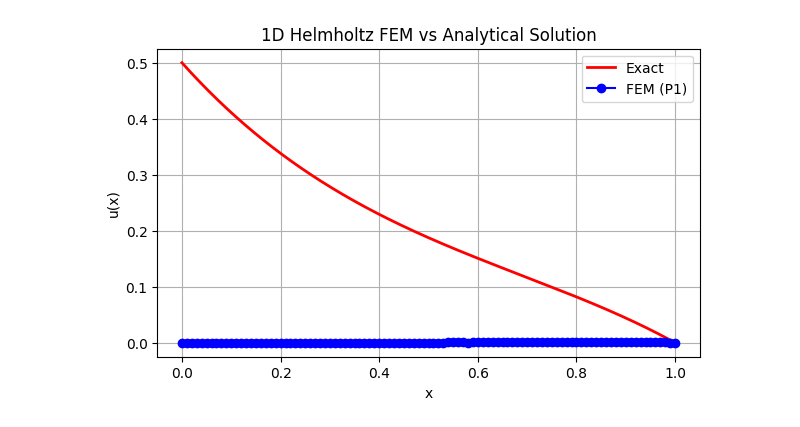
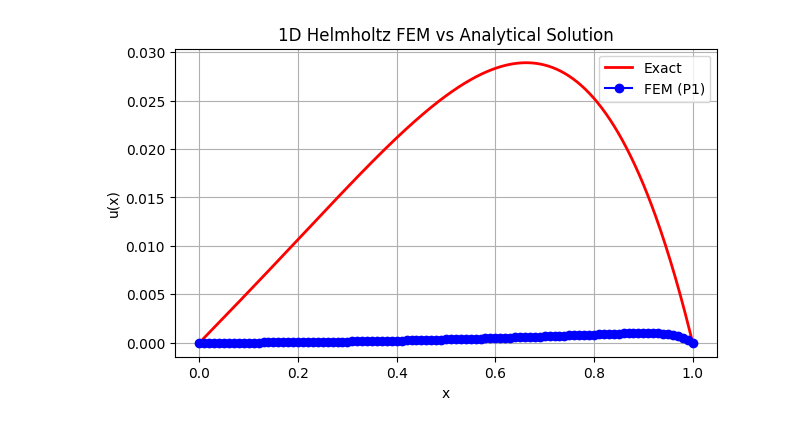
Before and after one commit to mohdkashifansari/Optimisation_and_Numerical_Analysis_Techniques, a Jupyter notebook: Parabolic_Eqs/FEM_2.ipynb, the cells around one changed output. Saved outputs shown, nothing was run; the diff lists cells and outputs as text; code cells hidden in the pictures.

```diff
--- a/Parabolic_Eqs/FEM_2.ipynb
+++ b/Parabolic_Eqs/FEM_2.ipynb
@@ -3,99 +3,91 @@ import numpy as np
 import matplotlib.pyplot as plt
 from scipy.sparse import lil_matrix
 from scipy.sparse.linalg import spsolve
-from numpy.linalg import solve
 
-# -----------------------------
+# --------------------------------------------------
 # Problem parameters
-# -----------------------------
-n = 100                  # number of elements
+# --------------------------------------------------
+n = 100          # number of elements
 omega = 2.0
 a, b = 0.0, 1.0
 
-# FEM mesh
-nodes = np.linspace(a, b, n+1)
+nodes = np.linspace(a, b, n + 1)
 h = nodes[1] - nodes[0]
 
-# Fine quadrature grid (IMPORTANT)
-quad_x = np.linspace(a, b, 3001)
+# fine quadrature grid (global, but FEM-consistent)
+quad_x = np.linspace(a, b, 4001)
 
-# -----------------------------
+# --------------------------------------------------
 # Analytical solution
-# -----------------------------
+# --------------------------------------------------
 def u_exact(x, omega):
-    denom = np.sinh(omega)
-
-    C = (1/omega**2 + 2/omega**4) / denom
-
+    A = -2.0 / omega**4
+    B = ((2.0 / omega**4) * (np.cosh(omega) - 1.0) - 1.0 / omega**2) / np.sinh(omega)
     return (
-        C * (np.sinh(omega*(1-x)) - np.sinh(omega*x))
+        A * np.cosh(omega * x)
+        + B * np.sinh(omega * x)
         + x**2 / omega**2
         + 2.0 / omega**4
     )
 
-
-# -----------------------------
+# --------------------------------------------------
 # FEM basis functions (P1)
-# -----------------------------
+# --------------------------------------------------
 def phi(i, x):
-    return np.maximum(1 - np.abs(x - nodes[i]) / h, 0.0)
+    return np.maximum(1.0 - np.abs(x - nodes[i]) / h, 0.0)
 
 def dphi(i, x):
     vals = np.zeros_like(x)
 
     left = (nodes[i] - h <= x) & (x < nodes[i])
     right = (nodes[i] <= x) & (x <= nodes[i] + h)
 
     vals[left] = 1.0 / h
     vals[right] = -1.0 / h
 
     return vals
 
-# -----------------------------
-# Assemble FEM system
-# -----------------------------
-A = lil_matrix((n+1, n+1))
-bvec = np.zeros(n+1)
+# --------------------------------------------------
+# Assemble FEM system (INTERIOR DOFs ONLY)
+# --------------------------------------------------
+ndof = n - 1
+A = lil_matrix((ndof, ndof))
+bvec = np.zeros(ndof)
 
-for i in range(n+1):
-    for j in range(n+1):
+# stiffness + mass
+for i in range(1, n):
+    for j in range(1, n):
         if abs(i - j) <= 1:
-            stiffness = np.trapz(dphi(i, quad_x) * dphi(j, quad_x), quad_x)
-            mass = np.trapz(phi(i, quad_x) * phi(j, quad_x), quad_x)
-            A[i, j] = stiffness + omega**2 * mass
+            A[i-1, j-1] = (
+                np.trapz(dphi(i, quad_x) * dphi(j, quad_x), quad_x)
+                + omega**2 * np.trapz(phi(i, quad_x) * phi(j, quad_x), quad_x)
+            )
 
-for j in range(n+1):
-    bvec[j] = np.trapz(quad_x**2 * phi(j, quad_x), quad_x)
+# load vector
+for i in range(1, n):
+    bvec[i-1] = np.trapz(quad_x**2 * phi(i, quad_x), quad_x)
 
-# -----------------------------
-# Dirichlet BCs: u(0)=u(1)=0
-# -----------------------------
-A[0, :] = 0.0
-A[0, 0] = 1.0
-bvec[0] = 0.0
+# --------------------------------------------------
+# Solve FEM system
+# --------------------------------------------------
+u_inner = spsolve(A.tocsr(), bvec)
 
-A[-1, :] = 0.0
-A[-1, -1] = 1.0
-bvec[-1] = 0.0
+u_fem = np.zeros(n + 1)
+u_fem[1:-1] = u_inner   # Dirichlet BCs u(0)=u(1)=0
 
-# -----------------------------
-# Solve FEM system
-# -----------------------------
-u_fem = spsolve(A.tocsr(), bvec)
-
-# -----------------------------
+# --------------------------------------------------
 # Plot FEM vs analytical
-# -----------------------------
-xx = np.linspace(a, b, 500)
+# --------------------------------------------------
+xx = np.linspace(a, b, 600)
 
 plt.figure(figsize=(7, 4))
-plt.plot(xx, u_exact(xx, omega), 'r-', linewidth=2, label="Exact")
+plt.plot(xx, u_exact(xx, omega), 'r-', lw=2, label="Exact")
 plt.plot(nodes, u_fem, 'bo-', label="FEM (P1)")
 plt.xlabel("x")
 plt.ylabel("u(x)")
 plt.title("1D Helmholtz FEM vs Analytical Solution")
 plt.legend()
 plt.grid(True)
 plt.show()
 # %% [output]
-[figure, old version]
+[figure, new version]
```
Also changed, not shown: parts of 1 cell of this notebook, 16 other files.
